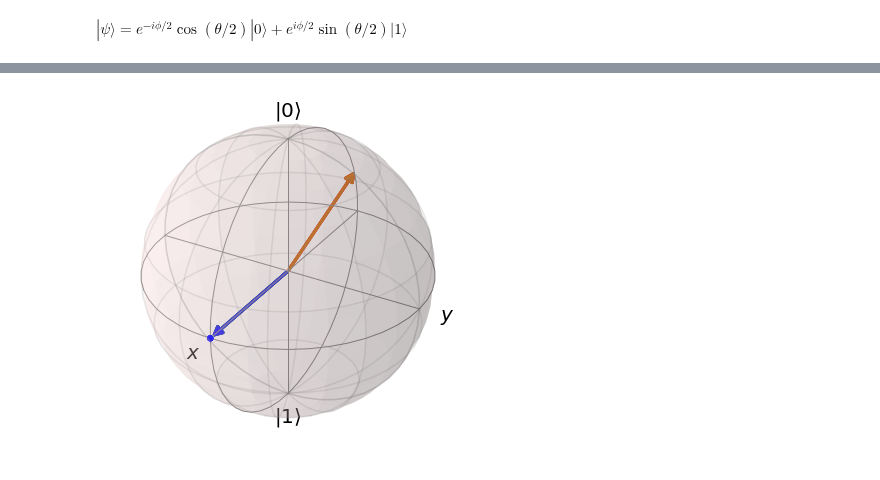
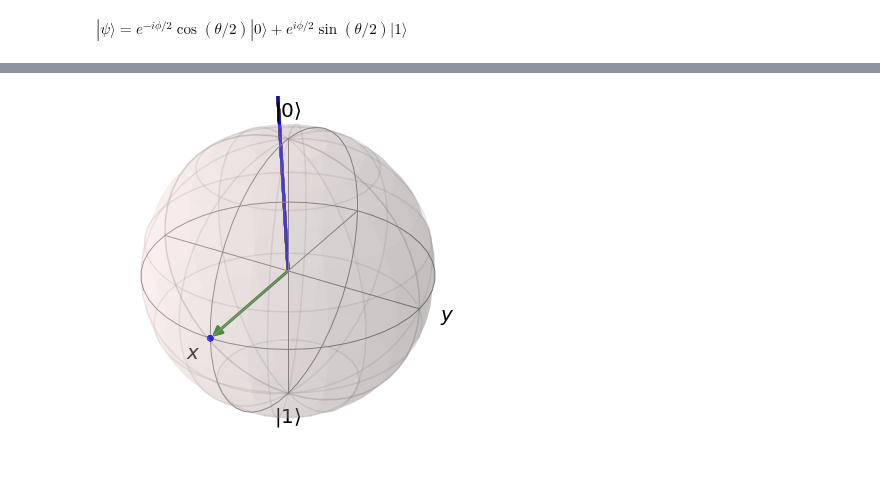
Before and after one commit to Sultanow/quantum, a Jupyter notebook: bloch_sphere/playground.ipynb, the cells around one changed output, grey strips where cells are left out. Saved outputs shown, nothing was run; the diff lists cells and outputs as text; code cells hidden in the pictures.

```diff
--- a/bloch_sphere/playground.ipynb
+++ b/bloch_sphere/playground.ipynb
@@ -25,8 +25,8 @@ def to_cartesian(polar):
     return [x, y, z]
 # %%
 # SO(3) rotation matrix contains a total of three parameters theta,  phi, delta
-def rn(state, theta, phi, delta):
-    rn_mat = qutip.Qobj(
+def rn_so3(state, theta, phi, delta):
+    rn_mat = qt.Qobj(
         [[np.cos(delta/2) - (0+1j)*np.cos(theta)*np.sin(delta/2),
           -(0+1j)*np.exp(-(0+1j)*phi)*np.sin(delta/2)*np.sin(theta)],
          [-(0+1j)*np.exp((0+1j)*phi)*np.sin(delta/2)*np.sin(theta),
@@ -35,9 +35,9 @@ def rn(state, theta, phi, delta):
     r_state = (rn_mat*state)*(rn_mat*state).dag()
     return(r_state)
 
-def rn2(state, θ, ϕ):
-    #sin θ cos ϕ σ1 + sin θ sin ϕ σ2 + cos θ σ3
-    return (np.sin(θ)*np.cos(ϕ)*qt.sigmax() + np.sin(θ)*np.sin(ϕ)*qt.sigmay() + np.cos(θ)*qt.sigmaz()) * state
+#SU(2) rotation
+def rn_su2(θ, ϕ):
+    return (np.sin(θ)*np.cos(ϕ)*qt.sigmax() + np.sin(θ)*np.sin(ϕ)*qt.sigmay() + np.cos(θ)*qt.sigmaz())
 # %%
 b = qt.Bloch()
 b.clear()
@@ -46,7 +46,6 @@ b.make_sphere()
 states = []
 points = []
 
-# [q> = alpha*[0> + beta*[1> = alpha*(1,0) + beta*(0,1)
 alpha = 1/np.sqrt(2)
 beta = 1/np.sqrt(2)
 s = np.array([alpha,beta])
@@ -60,7 +59,7 @@ points.append(pnt)
 
 rotated = state
 for i in range(0,10):
-    rotated = rn(rotated, 0.4, 0.3, 0.2)
+    rotated = rn_so3(rotated, 0.4, 0.3, 0.2)
     pnt = [(qt.sigmax()*rotated).tr(), (qt.sigmay()*rotated).tr(), (qt.sigmaz()*rotated).tr()]
     states.append(rotated)
     points.append(pnt)
@@ -77,33 +76,32 @@ b.clear()
 b.make_sphere()
 
 states = []
 points = []
 
-# [q> = alpha*[0> + beta*[1> = alpha*(1,0) + beta*(0,1)
 alpha = 1/np.sqrt(2)
 beta = 1/np.sqrt(2)
 s = np.array([alpha,beta])
 state = qt.Qobj(s)
 states.append(state)
 
 Ψ = [complex(alpha, 0), complex(beta, 0)]
 polar = to_spherical(Ψ)
 pnt = to_cartesian(polar)
 points.append(pnt)
 
 rotated = state
 for i in range(0,10):
-    rotated = rn2(rotated, 0.2, 0.3)
+    rotated = rn_su2(0.2, 0.3)
     states.append(rotated)
 
     #polar = to_spherical(rotated)
     #pnt = to_cartesian(polar)
     points.append(pnt)
 
 b.add_states(states)
 
 np_points = np.array(points)
 b.add_points([np_points[:,0], np_points[:,1], np_points[:,2]])
 b.show()
 # %% [output]
-[figure, old version]
+[figure, new version]
```
Also changed, not shown: parts of 1 cell of this notebook.
